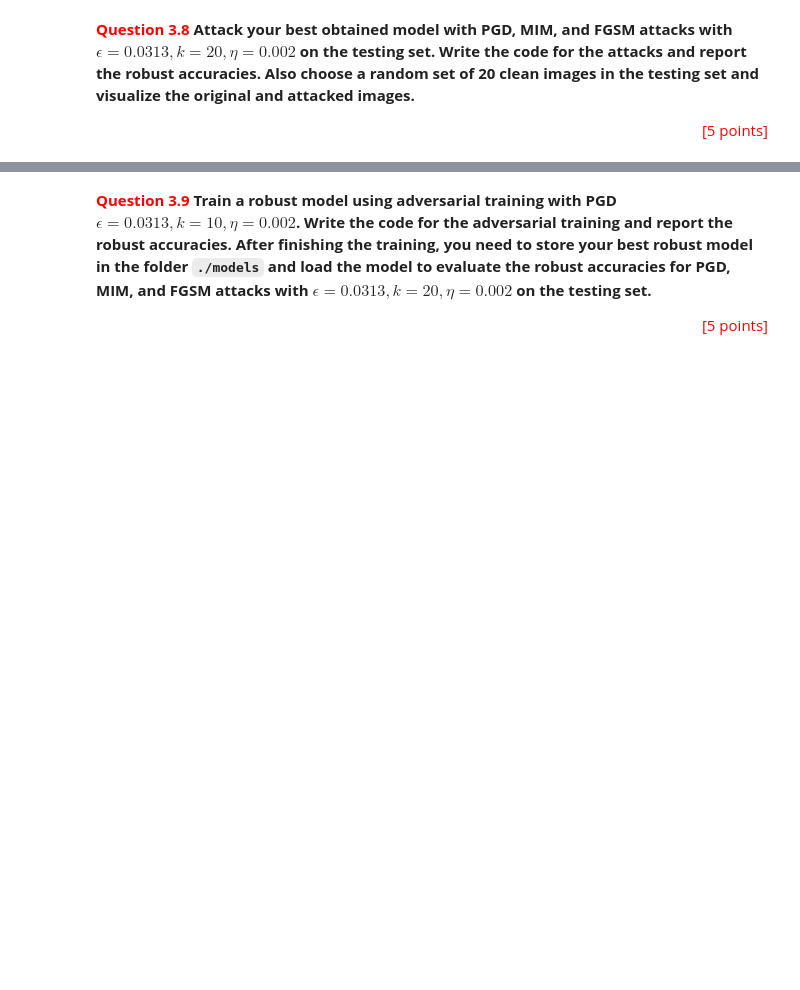
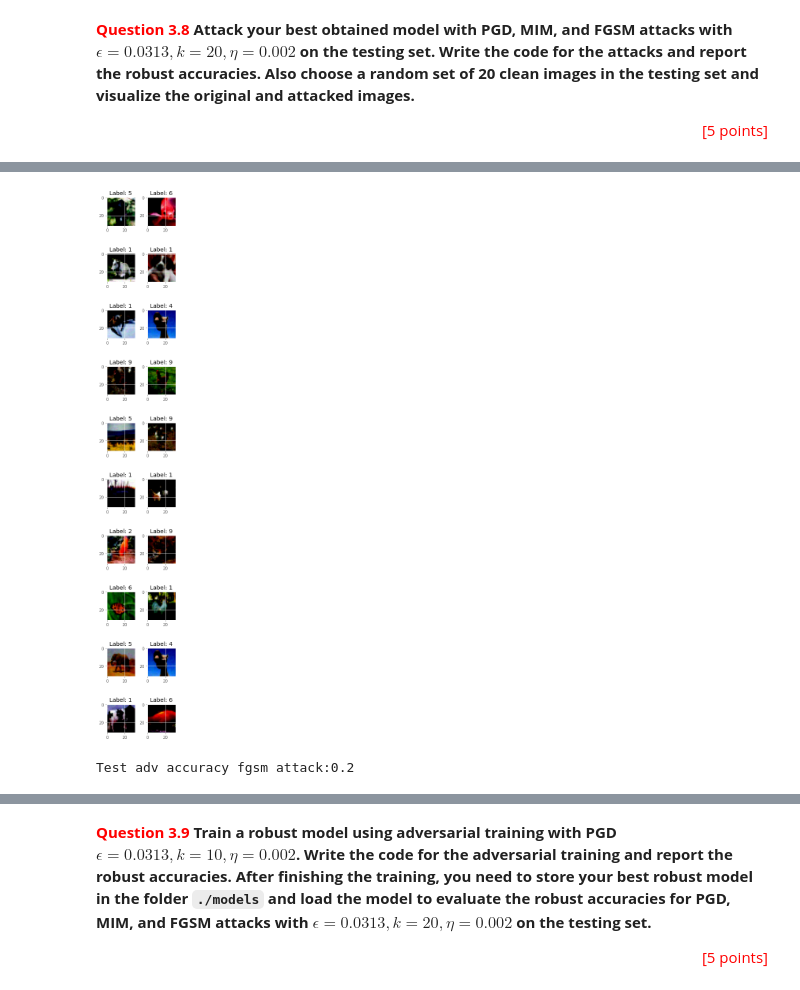
Before and after one commit to J1008sianG/FIT3181_Assignment, a Jupyter notebook: FIT3181_Assignment1-2022.ipynb, the cells around one changed output, grey strips where cells are left out. Cells and saved outputs as stored; diff of their text form; code cells hidden in the pictures; blank space fills up the shorter version.

```diff
--- a/FIT3181_Assignment1-2022.ipynb
+++ b/FIT3181_Assignment1-2022.ipynb
@@ -1659,0 +2175,11 @@ You need to extend your model developed above, train a model using data mixup, a
+# %%
+best_model = best_model.create_model()
+# %%
+def plot_image_grid(num_row, num_col, image, label, image_shape):
+        fig, axes = plt.subplots(num_row, num_col, figsize=(1.5*num_col,2*num_row))
+        for i in range(num_row*num_col):
+            ax = axes[i//num_col, i%num_col]
+            ax.imshow(image[i], cmap='gray')
+            ax.set_title('Label: {}'.format(label[i]))
+        plt.tight_layout()
+        plt.show()
@@ -1659,0 +2235,8 @@ You need to extend your model developed above, train a model using data mixup, a
+# %%
+#fgsm attack
+image_samples_adv_fgsm = fgsm_attack(best_model,np.array(img_test),np.array(label_test), epsilon=0.0313)
+label_sample_adv_fgsm = np.argmax(best_model(image_samples_adv_fgsm).numpy(), 1)
+# %%
+plot_image_grid(10, 2, image_samples_adv_fgsm.numpy(), label_sample_adv_fgsm, (28, 28))
+# %% [output]
+[figure, added]
@@ -1659,0 +2252,7 @@ You need to extend your model developed above, train a model using data mixup, a
+# %%
+from sklearn.metrics import accuracy_score
+
+test_adv_acc_fgsm = accuracy_score(y_true_fgsm, y_adv_fgsm)
+print("Test adv accuracy fgsm attack:{}".format(test_adv_acc_fgsm))
+# %% [output]
+Test adv accuracy fgsm attack:0.2
```
Also changed, not shown: parts of 65 cells of this notebook.
